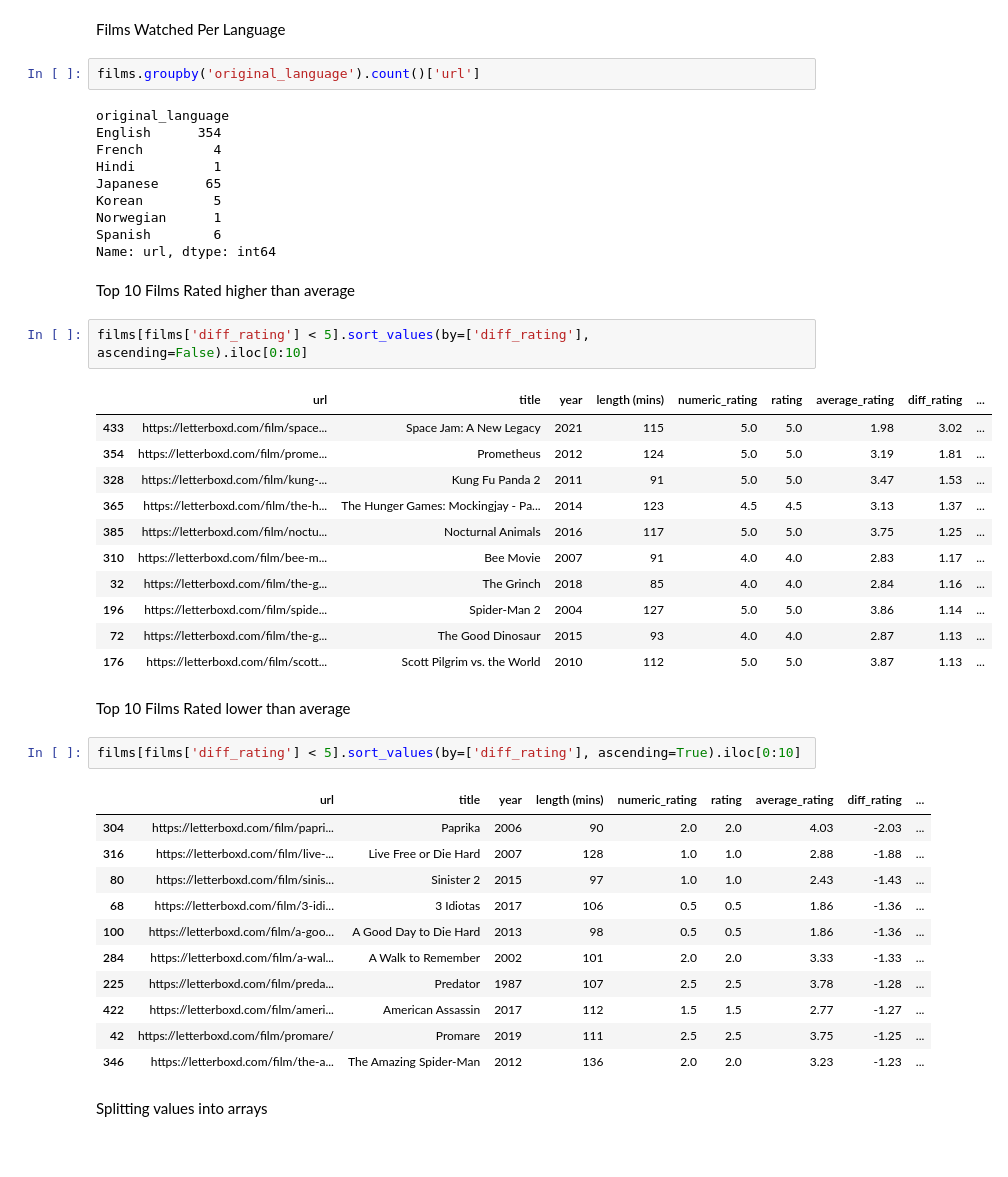
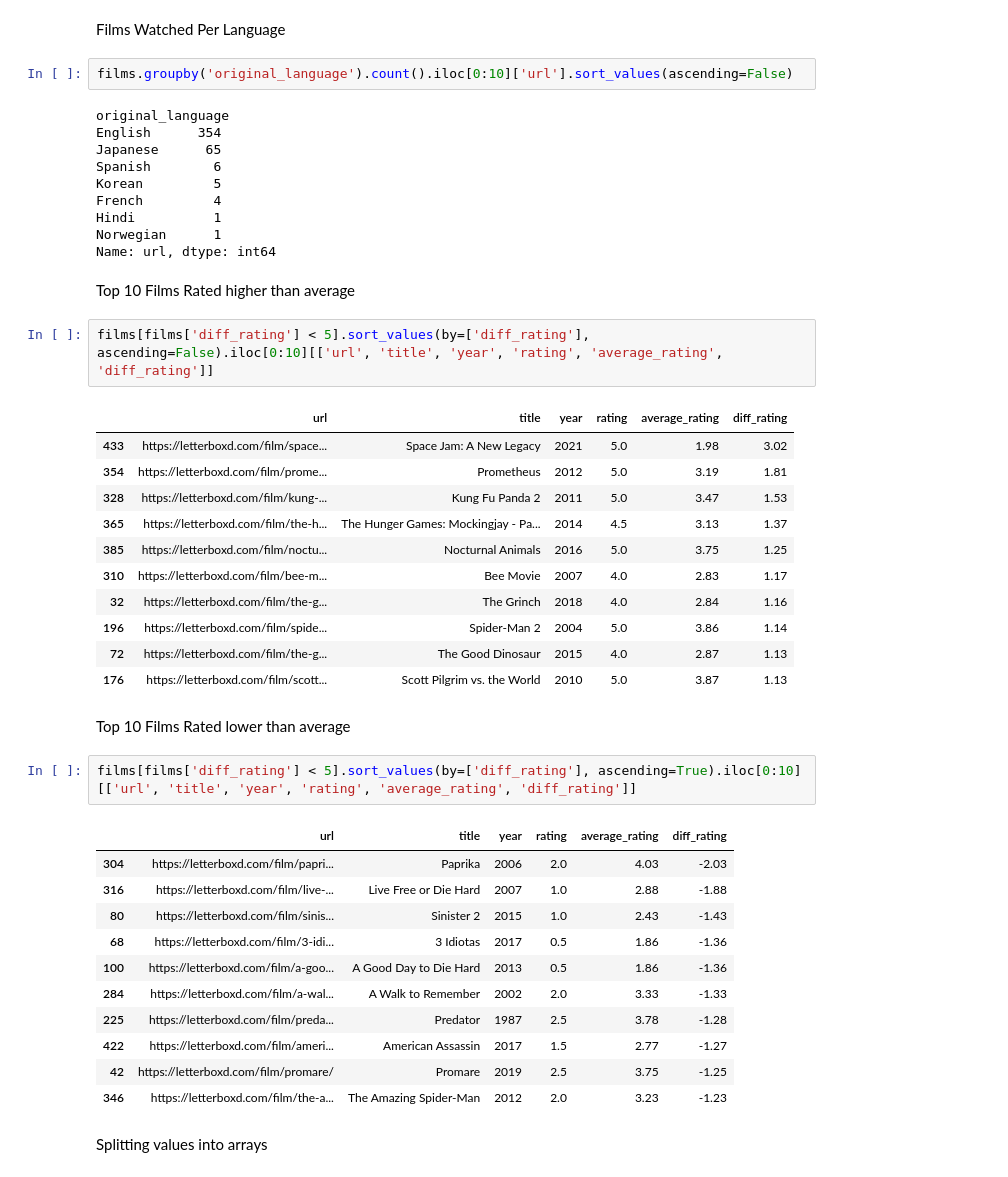
Before and after one commit to PaulMilMor/letterboxd_scraper, a Jupyter notebook: letterboxd_scraper/analysis.ipynb, the cells around one changed output. Cells and saved outputs as stored; diff of their text form.

```diff
--- a/letterboxd_scraper/analysis.ipynb
+++ b/letterboxd_scraper/analysis.ipynb
@@ -127,49 +127,49 @@ Name: rating, dtype: float64
 # %% [markdown]
 Films Watched Per Language
 # %%
-films.groupby('original_language').count()['url']
+films.groupby('original_language').count().iloc[0:10]['url'].sort_values(ascending=False)
 # %% [output]
 original_language
 English      354
+Japanese      65
+Spanish        6
+Korean         5
 French         4
 Hindi          1
-Japanese      65
-Korean         5
 Norwegian      1
-Spanish        6
 Name: url, dtype: int64
 # %% [markdown]
 Top 10 Films Rated higher than average
 # %%
-films[films['diff_rating'] < 5].sort_values(by=['diff_rating'], ascending=False).iloc[0:10]
+films[films['diff_rating'] < 5].sort_values(by=['diff_rating'], ascending=False).iloc[0:10][['url', 'title', 'year', 'rating', 'average_rating', 'diff_rating']]
 # %% [output]
-|  | url | title | year | length (mins) | numeric_rating | rating | average_rating | diff_rating | ... |
-| 433 | https://letterboxd.com/film/space... | Space Jam: A New Legacy | 2021 | 115 | 5.0 | 5.0 | 1.98 | 3.02 | ... |
-| 354 | https://letterboxd.com/film/prome... | Prometheus | 2012 | 124 | 5.0 | 5.0 | 3.19 | 1.81 | ... |
-| 328 | https://letterboxd.com/film/kung-... | Kung Fu Panda 2 | 2011 | 91 | 5.0 | 5.0 | 3.47 | 1.53 | ... |
-| 365 | https://letterboxd.com/film/the-h... | The Hunger Games: Mockingjay - Pa... | 2014 | 123 | 4.5 | 4.5 | 3.13 | 1.37 | ... |
-| 385 | https://letterboxd.com/film/noctu... | Nocturnal Animals | 2016 | 117 | 5.0 | 5.0 | 3.75 | 1.25 | ... |
-| 310 | https://letterboxd.com/film/bee-m... | Bee Movie | 2007 | 91 | 4.0 | 4.0 | 2.83 | 1.17 | ... |
-| 32 | https://letterboxd.com/film/the-g... | The Grinch | 2018 | 85 | 4.0 | 4.0 | 2.84 | 1.16 | ... |
-| 196 | https://letterboxd.com/film/spide... | Spider-Man 2 | 2004 | 127 | 5.0 | 5.0 | 3.86 | 1.14 | ... |
-| 72 | https://letterboxd.com/film/the-g... | The Good Dinosaur | 2015 | 93 | 4.0 | 4.0 | 2.87 | 1.13 | ... |
-| 176 | https://letterboxd.com/film/scott... | Scott Pilgrim vs. the World | 2010 | 112 | 5.0 | 5.0 | 3.87 | 1.13 | ... |
+|  | url | title | year | rating | average_rating | diff_rating |
+| 433 | https://letterboxd.com/film/space... | Space Jam: A New Legacy | 2021 | 5.0 | 1.98 | 3.02 |
+| 354 | https://letterboxd.com/film/prome... | Prometheus | 2012 | 5.0 | 3.19 | 1.81 |
+| 328 | https://letterboxd.com/film/kung-... | Kung Fu Panda 2 | 2011 | 5.0 | 3.47 | 1.53 |
+| 365 | https://letterboxd.com/film/the-h... | The Hunger Games: Mockingjay - Pa... | 2014 | 4.5 | 3.13 | 1.37 |
+| 385 | https://letterboxd.com/film/noctu... | Nocturnal Animals | 2016 | 5.0 | 3.75 | 1.25 |
+| 310 | https://letterboxd.com/film/bee-m... | Bee Movie | 2007 | 4.0 | 2.83 | 1.17 |
+| 32 | https://letterboxd.com/film/the-g... | The Grinch | 2018 | 4.0 | 2.84 | 1.16 |
+| 196 | https://letterboxd.com/film/spide... | Spider-Man 2 | 2004 | 5.0 | 3.86 | 1.14 |
+| 72 | https://letterboxd.com/film/the-g... | The Good Dinosaur | 2015 | 4.0 | 2.87 | 1.13 |
+| 176 | https://letterboxd.com/film/scott... | Scott Pilgrim vs. the World | 2010 | 5.0 | 3.87 | 1.13 |
 # %% [markdown]
 Top 10 Films Rated lower than average
 # %%
-films[films['diff_rating'] < 5].sort_values(by=['diff_rating'], ascending=True).iloc[0:10]
+films[films['diff_rating'] < 5].sort_values(by=['diff_rating'], ascending=True).iloc[0:10][['url', 'title', 'year', 'rating', 'average_rating', 'diff_rating']]
 # %% [output]
-|  | url | title | year | length (mins) | numeric_rating | rating | average_rating | diff_rating | ... |
-| 304 | https://letterboxd.com/film/papri... | Paprika | 2006 | 90 | 2.0 | 2.0 | 4.03 | -2.03 | ... |
-| 316 | https://letterboxd.com/film/live-... | Live Free or Die Hard | 2007 | 128 | 1.0 | 1.0 | 2.88 | -1.88 | ... |
-| 80 | https://letterboxd.com/film/sinis... | Sinister 2 | 2015 | 97 | 1.0 | 1.0 | 2.43 | -1.43 | ... |
-| 68 | https://letterboxd.com/film/3-idi... | 3 Idiotas | 2017 | 106 | 0.5 | 0.5 | 1.86 | -1.36 | ... |
-| 100 | https://letterboxd.com/film/a-goo... | A Good Day to Die Hard | 2013 | 98 | 0.5 | 0.5 | 1.86 | -1.36 | ... |
-| 284 | https://letterboxd.com/film/a-wal... | A Walk to Remember | 2002 | 101 | 2.0 | 2.0 | 3.33 | -1.33 | ... |
-| 225 | https://letterboxd.com/film/preda... | Predator | 1987 | 107 | 2.5 | 2.5 | 3.78 | -1.28 | ... |
-| 422 | https://letterboxd.com/film/ameri... | American Assassin | 2017 | 112 | 1.5 | 1.5 | 2.77 | -1.27 | ... |
-| 42 | https://letterboxd.com/film/promare/ | Promare | 2019 | 111 | 2.5 | 2.5 | 3.75 | -1.25 | ... |
-| 346 | https://letterboxd.com/film/the-a... | The Amazing Spider-Man | 2012 | 136 | 2.0 | 2.0 | 3.23 | -1.23 | ... |
+|  | url | title | year | rating | average_rating | diff_rating |
+| 304 | https://letterboxd.com/film/papri... | Paprika | 2006 | 2.0 | 4.03 | -2.03 |
+| 316 | https://letterboxd.com/film/live-... | Live Free or Die Hard | 2007 | 1.0 | 2.88 | -1.88 |
+| 80 | https://letterboxd.com/film/sinis... | Sinister 2 | 2015 | 1.0 | 2.43 | -1.43 |
+| 68 | https://letterboxd.com/film/3-idi... | 3 Idiotas | 2017 | 0.5 | 1.86 | -1.36 |
+| 100 | https://letterboxd.com/film/a-goo... | A Good Day to Die Hard | 2013 | 0.5 | 1.86 | -1.36 |
+| 284 | https://letterboxd.com/film/a-wal... | A Walk to Remember | 2002 | 2.0 | 3.33 | -1.33 |
+| 225 | https://letterboxd.com/film/preda... | Predator | 1987 | 2.5 | 3.78 | -1.28 |
+| 422 | https://letterboxd.com/film/ameri... | American Assassin | 2017 | 1.5 | 2.77 | -1.27 |
+| 42 | https://letterboxd.com/film/promare/ | Promare | 2019 | 2.5 | 3.75 | -1.25 |
+| 346 | https://letterboxd.com/film/the-a... | The Amazing Spider-Man | 2012 | 2.0 | 3.23 | -1.23 |
 # %% [markdown]
 Splitting values into arrays
 # %%
```
Also changed, not shown: parts of 2 cells of this notebook, 2 other files.
